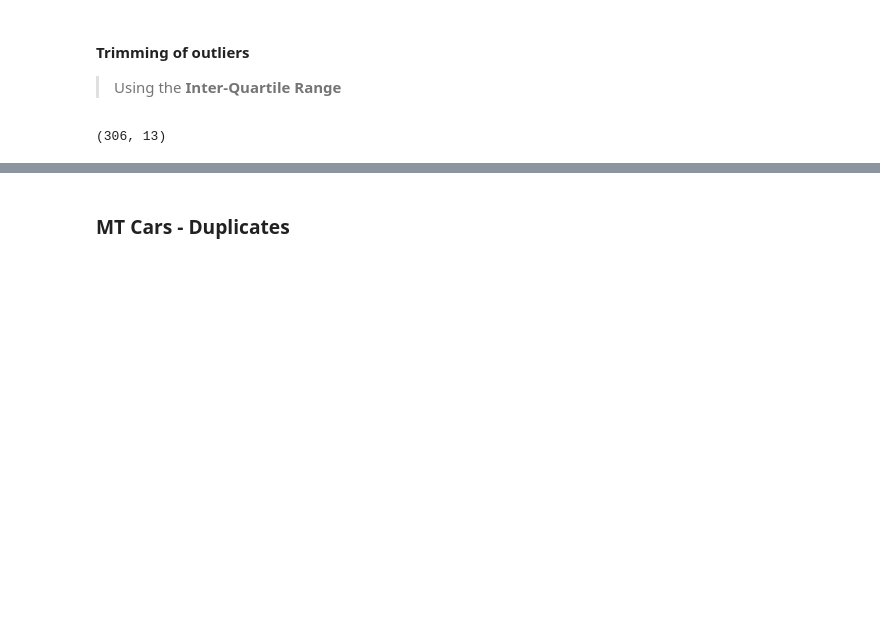
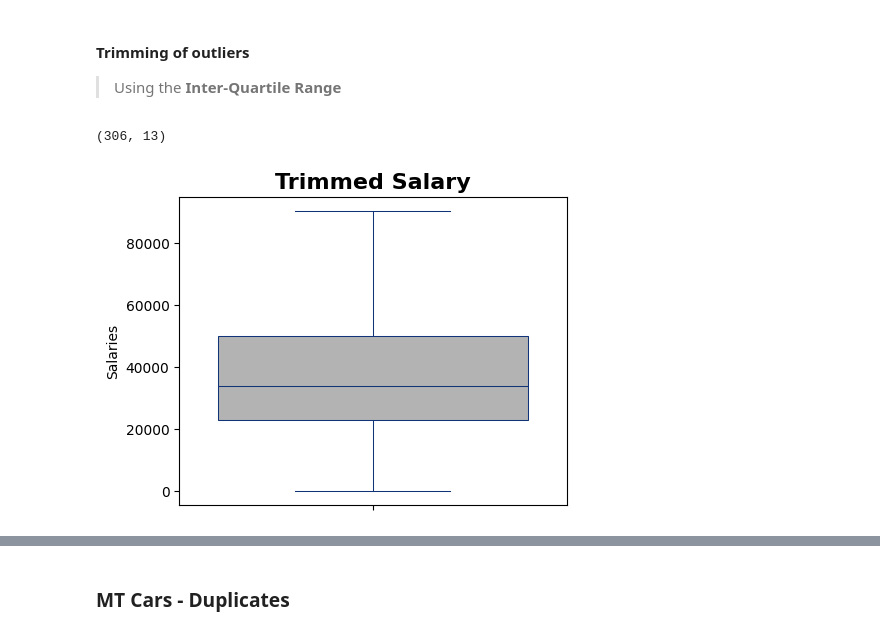
Before and after one commit to nirmit27/ds-and-ml, a Jupyter notebook: ML/ML_Training.ipynb, the cells around one changed output, grey strips where cells are left out. Drawn from its saved outputs; the diff is of its cells as text; code cells hidden in the pictures; blank space fills up the shorter version.

```diff
--- a/ML/ML_Training.ipynb
+++ b/ML/ML_Training.ipynb
@@ -108,3 +115,11 @@ ethnic_trimmed = ethnic.loc[~outliers_col]
 ethnic_trimmed.shape
 # %% [output]
 (306, 13)
+# %%
+plt.figure(figsize=(5, 4))
+plt.title("Trimmed Salary", fontweight='bold', fontsize=16)
+sns.boxplot(y=ethnic_trimmed['Salaries'], color=".7", linecolor="#137", linewidth=.75)
+
+plt.show()
+# %% [output]
+[figure, added]
```
Also changed, not shown: parts of 8 cells of this notebook.
